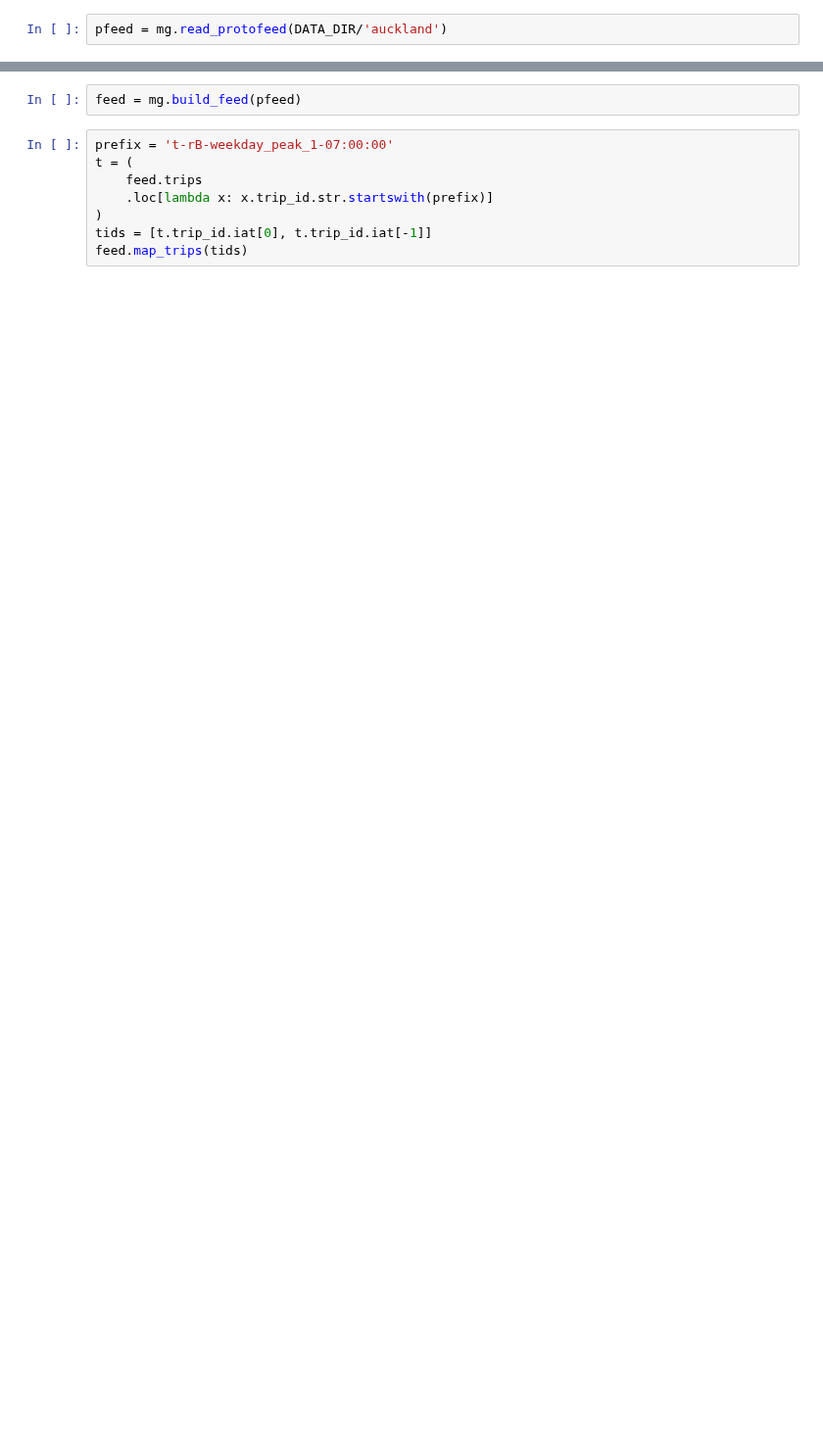
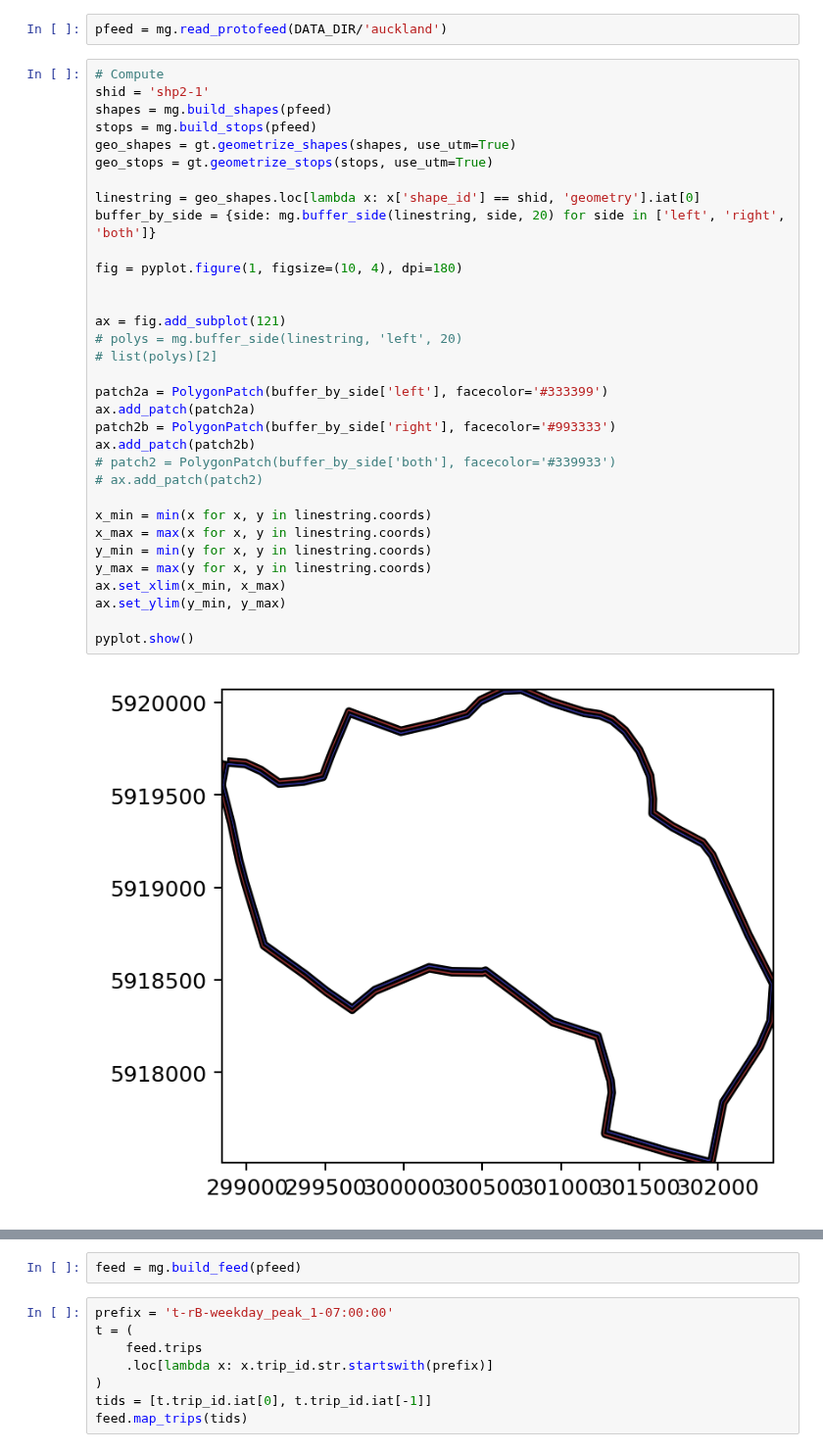
Before and after one commit to mrcagney/make_gtfs, a Jupyter notebook: ipynb/prototyping.ipynb, the cells around one changed output, grey strips where cells are left out. Shown at 98% size. Saved outputs shown, nothing was run; the diff lists cells and outputs as text; blank space fills up the shorter version.

```diff
--- a/ipynb/prototyping.ipynb
+++ b/ipynb/prototyping.ipynb
@@ -58,5 +60,40 @@ pyplot.show()
 # %%
 pfeed = mg.read_protofeed(DATA_DIR/'auckland')
+# %%
+# Compute
+shid = 'shp2-1'
+shapes = mg.build_shapes(pfeed)
+stops = mg.build_stops(pfeed)
+geo_shapes = gt.geometrize_shapes(shapes, use_utm=True)
+geo_stops = gt.geometrize_stops(stops, use_utm=True)
+
+linestring = geo_shapes.loc[lambda x: x['shape_id'] == shid, 'geometry'].iat[0]
+buffer_by_side = {side: mg.buffer_side(linestring, side, 20) for side in ['left', 'right', 'both']}
+
+fig = pyplot.figure(1, figsize=(10, 4), dpi=180)
+
+
+ax = fig.add_subplot(121)
+# polys = mg.buffer_side(linestring, 'left', 20)
+# list(polys)[2]
+
+patch2a = PolygonPatch(buffer_by_side['left'], facecolor='#333399')
+ax.add_patch(patch2a)
+patch2b = PolygonPatch(buffer_by_side['right'], facecolor='#993333')
+ax.add_patch(patch2b)
+# patch2 = PolygonPatch(buffer_by_side['both'], facecolor='#339933')
+# ax.add_patch(patch2)
+
+x_min = min(x for x, y in linestring.coords)
+x_max = max(x for x, y in linestring.coords)
+y_min = min(y for x, y in linestring.coords)
+y_max = max(y for x, y in linestring.coords)
+ax.set_xlim(x_min, x_max)
+ax.set_ylim(y_min, y_max)
+
+pyplot.show()
+# %% [output]
+[figure, added]
 # %%
 # Visually test geometrize_stops()
 
```
Also changed, not shown: parts of 6 cells of this notebook, 14 other files.
